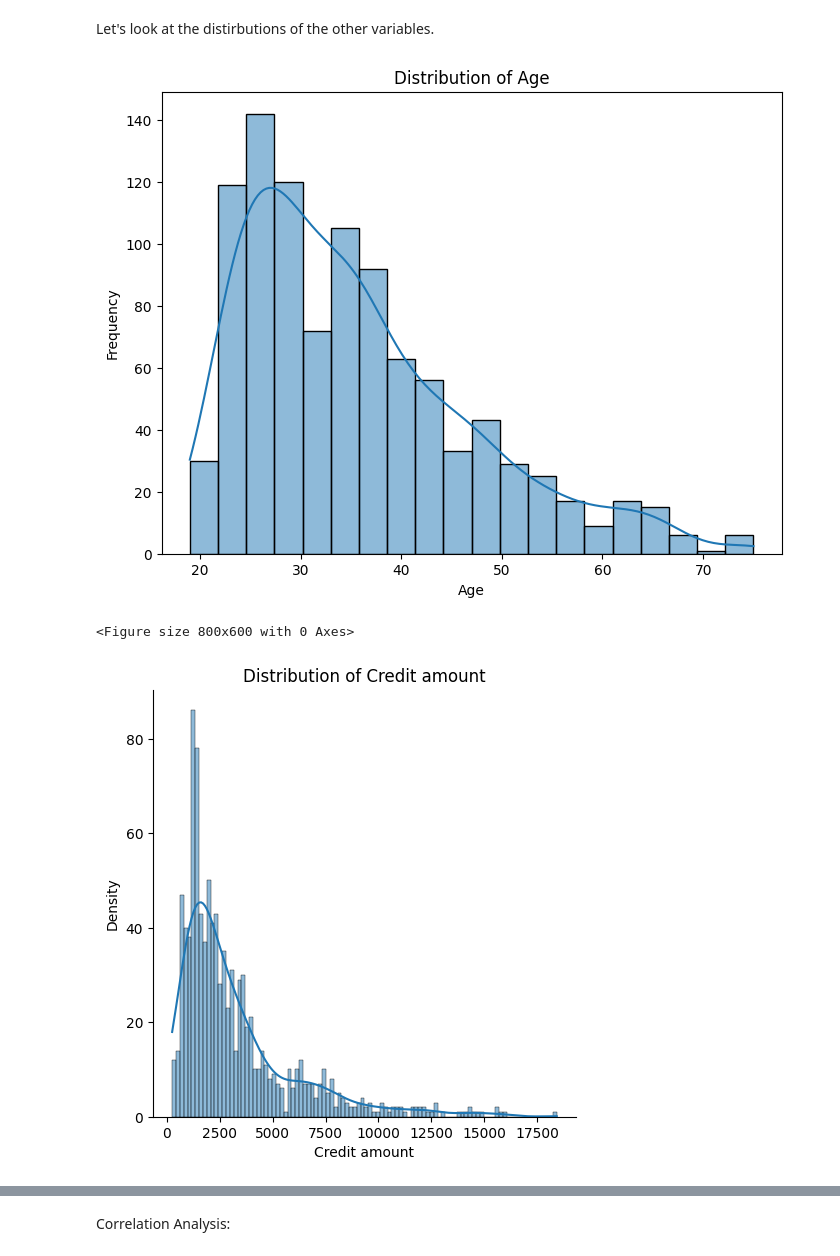
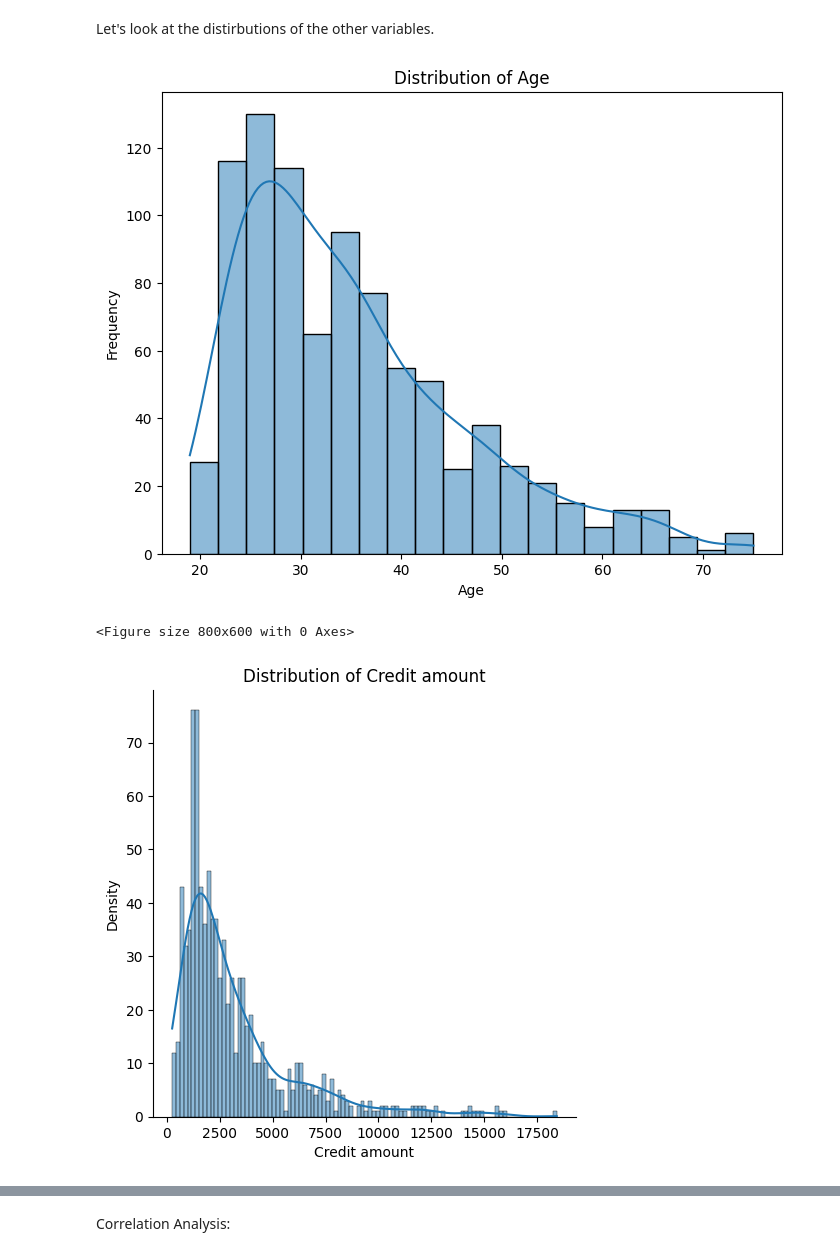
Before and after one commit to IrmaGeo/Credit-Risk-Assessment-Model, a Jupyter notebook: EDA.ipynb, the cells around one changed output, grey strips where cells are left out. Saved outputs shown, nothing was run; the diff lists cells and outputs as text; code cells hidden in the pictures.

```diff
--- a/EDA.ipynb
+++ b/EDA.ipynb
@@ -106,3 +106,10 @@ Data columns (total 10 columns):
  9   Purpose           1000 non-null   object
 dtypes: int64(5), object(5)
 memory usage: 78.3+ KB
+# %%
+df = df.rename(columns={'Saving accounts': 'Saving_accounts'})
+df = df.rename(columns={'Checking account': 'Checking_account'})
+df = df.rename(columns={'Credit amount': 'Credit_amount'})
+# %%
+# Drop rows where both 'Saving accounts' and 'Checking account' are null
+df = df.dropna(subset=['Saving_accounts', 'Checking_account'], how='all')
@@ -141,10 +168,9 @@ In our case, the target variable might be related to credit default or non-defau
 # %%
 # Define a function to create the binary target variable
 def create_target_variable(row):
-    # Define your criteria for determining default
-    # Example criteria: If credit amount > threshold, it's likely to default
-    threshold = 5000  # You can adjust this threshold as needed
-    if row['Credit amount'] > threshold:
+    # criteria: If credit amount > threshold, it's likely to default
+    threshold = 5000
+    if row['Credit_amount'] > threshold:
         return 1  # Likely to default
     else:
         return 0  # Not likely to default
@@ -194,18 +220,18 @@ plt.xlabel('Age')
 plt.ylabel('Frequency')
 plt.show()
 # %% [output]
-[figure, old version]
+[figure, new version]
 # %%
 # Visualize the distribution of Credit amount
 plt.figure(figsize=(8, 6))
-sns.displot(df['Credit amount'], bins=100, kde=True)
+sns.displot(df['Credit_amount'], bins=100, kde=True)
 plt.title('Distribution of Credit amount')
 plt.xlabel('Credit amount')
 plt.ylabel('Density')
 plt.show()
 # %% [output]
 <Figure size 800x600 with 0 Axes>
-[figure, old version]
+[figure, new version]
 # %%
 plt.figure(figsize=(8, 6))
 sns.countplot(data=df, x='Housing')
```
Also changed, not shown: parts of 25 cells of this notebook.
